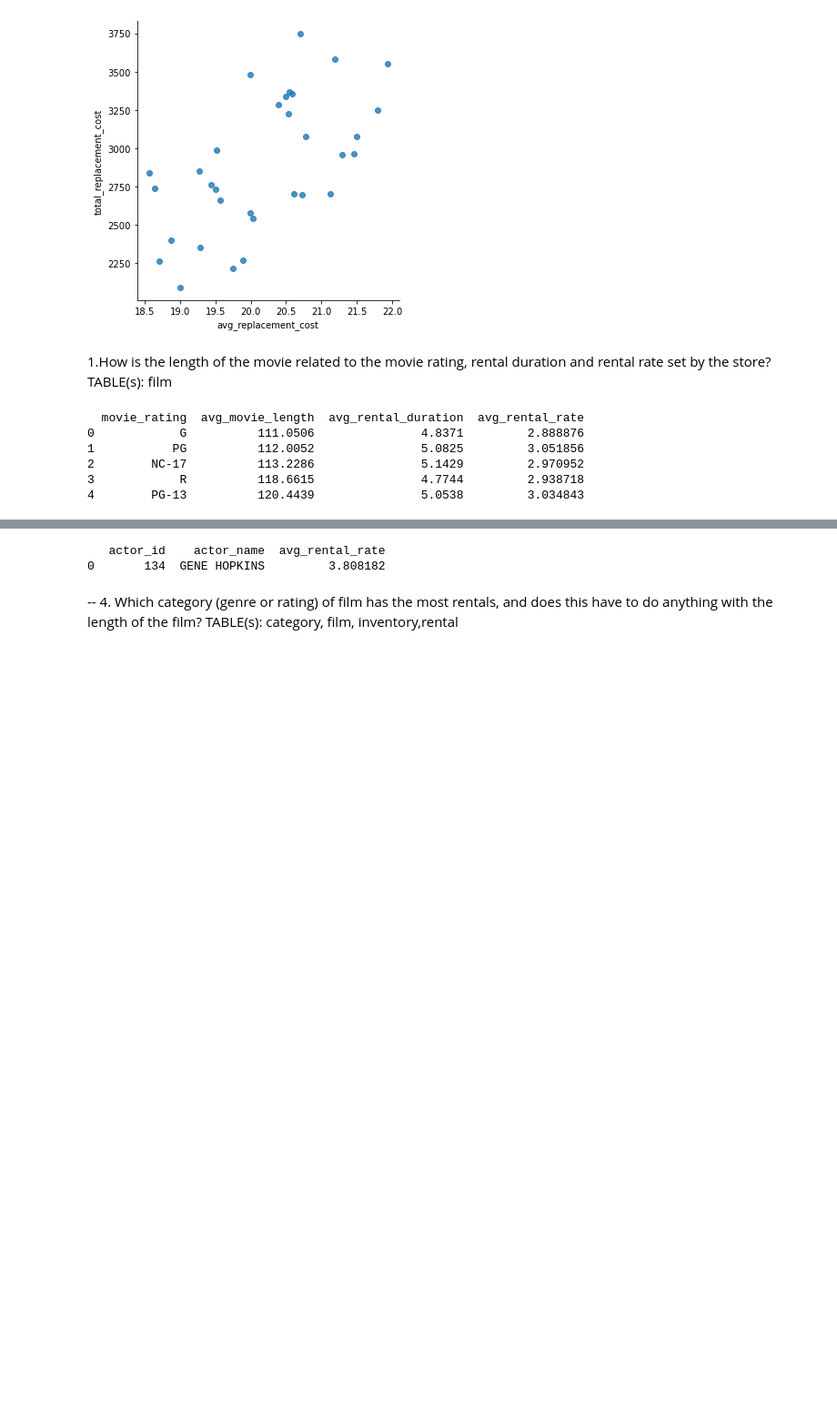
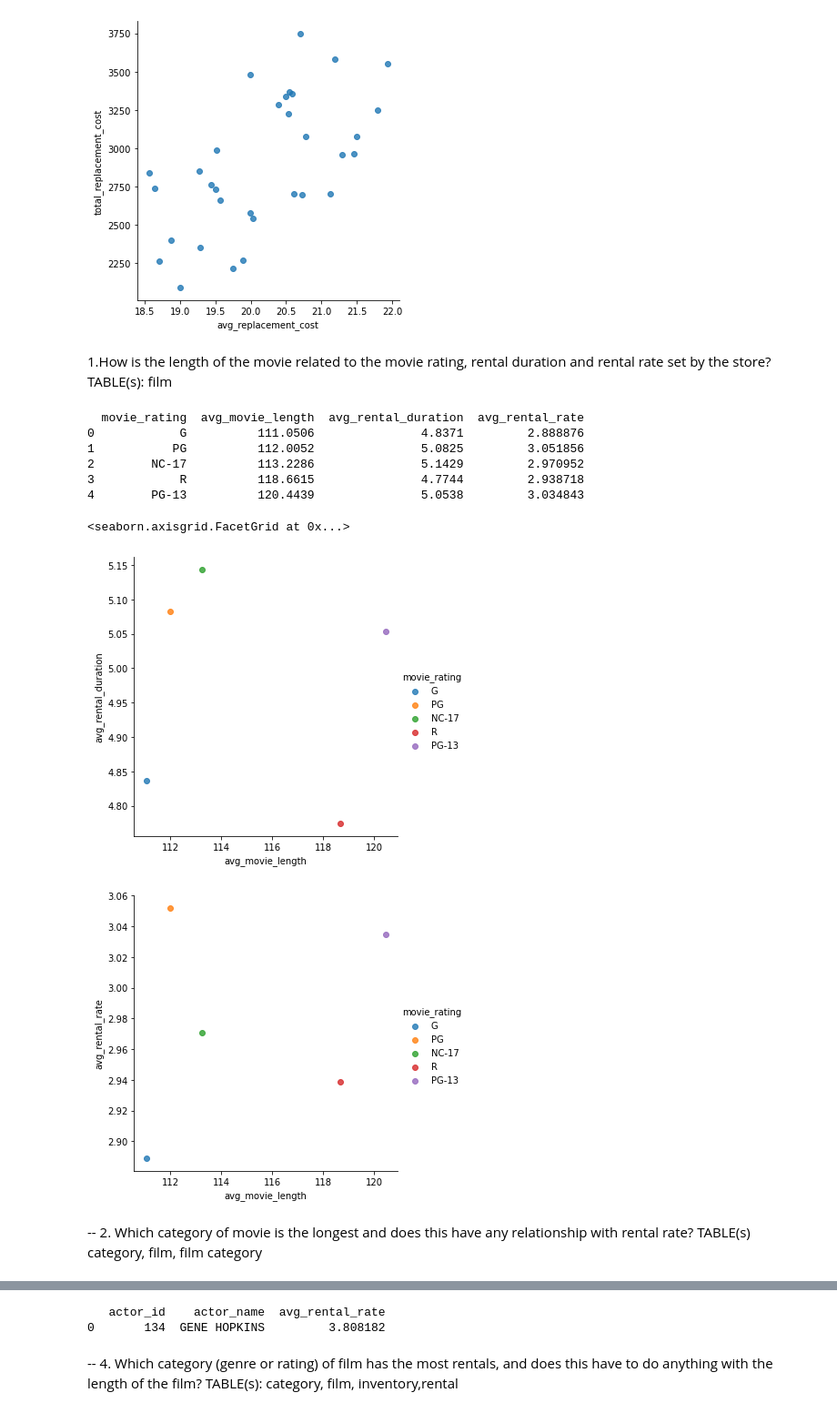
Before and after one commit to RajeshRamachander/mysqlpython, a Jupyter notebook: mysqlpython.ipynb, the cells around one changed output, grey strips where cells are left out. Shown at 91% size. Cells and saved outputs as stored; diff of their text form; code cells hidden in the pictures; blank space fills up the shorter version.

Commit message:
Graphs updated

```diff
--- a/mysqlpython.ipynb
+++ b/mysqlpython.ipynb
@@ -217,3 +218,12 @@ print(df)
 2        NC-17          113.2286               5.1429         2.970952
 3            R          118.6615               4.7744         2.938718
 4        PG-13          120.4439               5.0538         3.034843
+# %%
+sns.lmplot('avg_movie_length', 'avg_rental_duration', data=df, hue = 'movie_rating', fit_reg=False)
+sns.lmplot('avg_movie_length', 'avg_rental_rate', data=df, hue = 'movie_rating', fit_reg=False)
+# %% [output]
+<seaborn.axisgrid.FacetGrid at 0x...>
+[figure, added]
+[figure, added]
+# %% [markdown]
+-- 2. Which category of movie is the longest and does this have any relationship with rental rate? TABLE(s) category, film, film category
```
Also changed, not shown: parts of 7 cells of this notebook.
